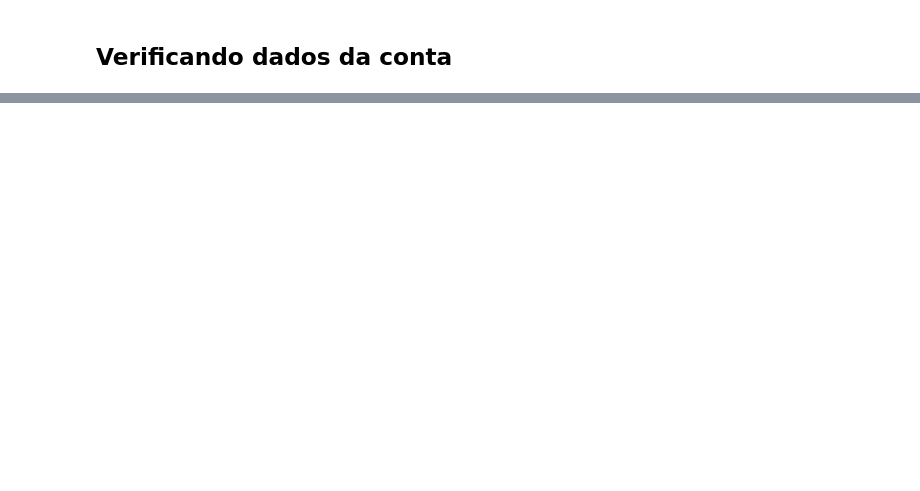
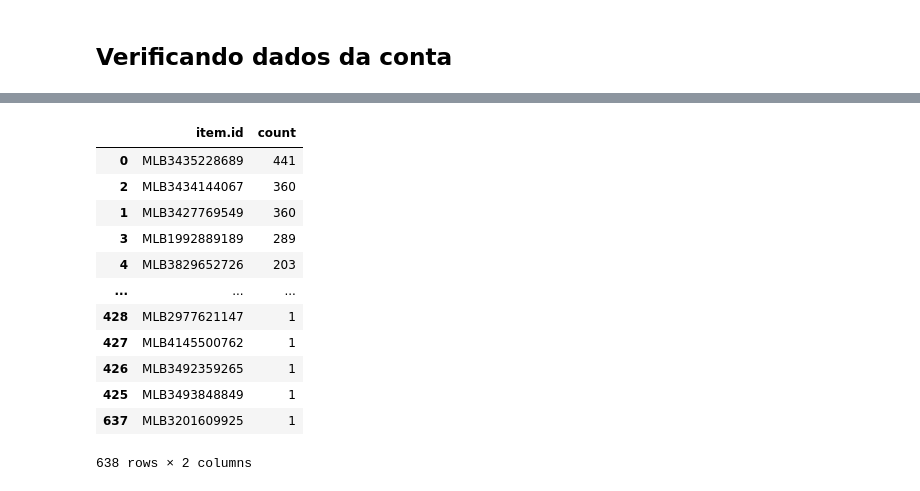
Before and after one commit to lpcoutinho/api_musical, a Jupyter notebook: Notebooks/ml_orders.ipynb, the cells around one changed output, grey strips where cells are left out. Cells and saved outputs as stored; diff of their text form; code cells hidden in the pictures; blank space fills up the shorter version.

```diff
--- a/Notebooks/ml_orders.ipynb
+++ b/Notebooks/ml_orders.ipynb
@@ -136,0 +79,20 @@ print(f"Tempo Total do processo: {elapsed_time / 60} minutos")
+# %%
+# URL base da API
+base_url = "https://api.mercadolibre.com/orders/search"
+
+# Parâmetros iniciais
+params = {
+    'seller': '233632476',
+    # 'order.status': 'paid',
+    'order.date_created.from': f'{date_from}T00:00:00.000-00:00',
+    'order.date_created.to': f'{date_to}T00:00:00.000-00:00',
+    'limit': 50,
+    'offset': 0
+}
+
+# Token de autenticação
+headers = {
+    'Authorization': f'Bearer {ACCESS_TOKEN}'
+}
+
+json_list = []
@@ -136,0 +283,24 @@ print(f"Tempo Total do processo: {elapsed_time / 60} minutos")
+# %%
+## Total de vendas de produtos ##
+
+df3 = df2['item.id'].value_counts().reset_index()
+
+df3.columns = ['item.id', 'count']
+
+df3 = df3.sort_values(by='count', ascending=False)
+
+df3
+# %% [output]
+|  | item.id | count |
+| 0 | MLB3435228689 | 441 |
+| 2 | MLB3434144067 | 360 |
+| 1 | MLB3427769549 | 360 |
+| 3 | MLB1992889189 | 289 |
+| 4 | MLB3829652726 | 203 |
+| ... | ... | ... |
+| 428 | MLB2977621147 | 1 |
+| 427 | MLB4145500762 | 1 |
+| 426 | MLB3492359265 | 1 |
+| 425 | MLB3493848849 | 1 |
+| 637 | MLB3201609925 | 1 |
+638 rows × 2 columns
```
Also changed, not shown: parts of 35 cells of this notebook, 10 other files.
